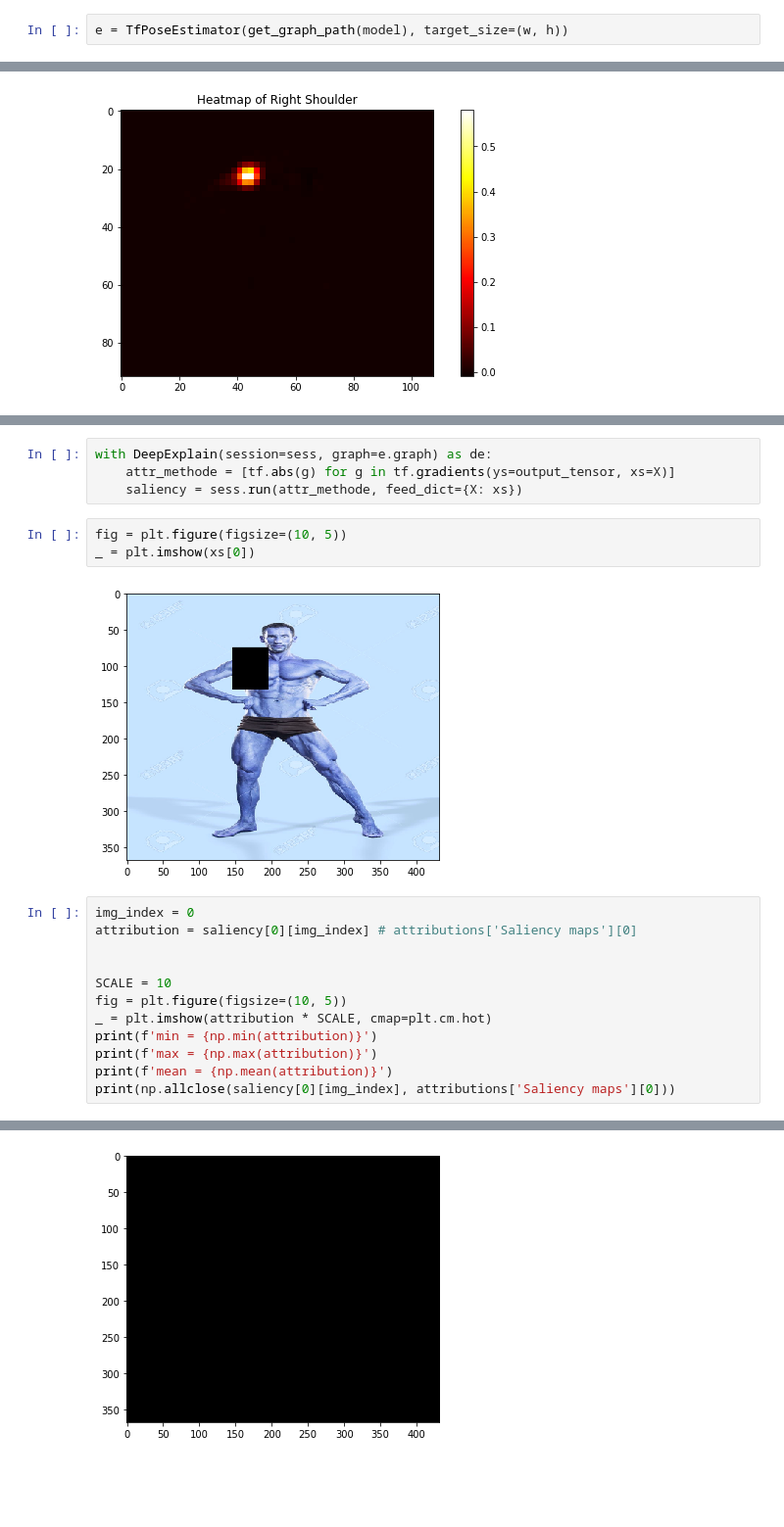
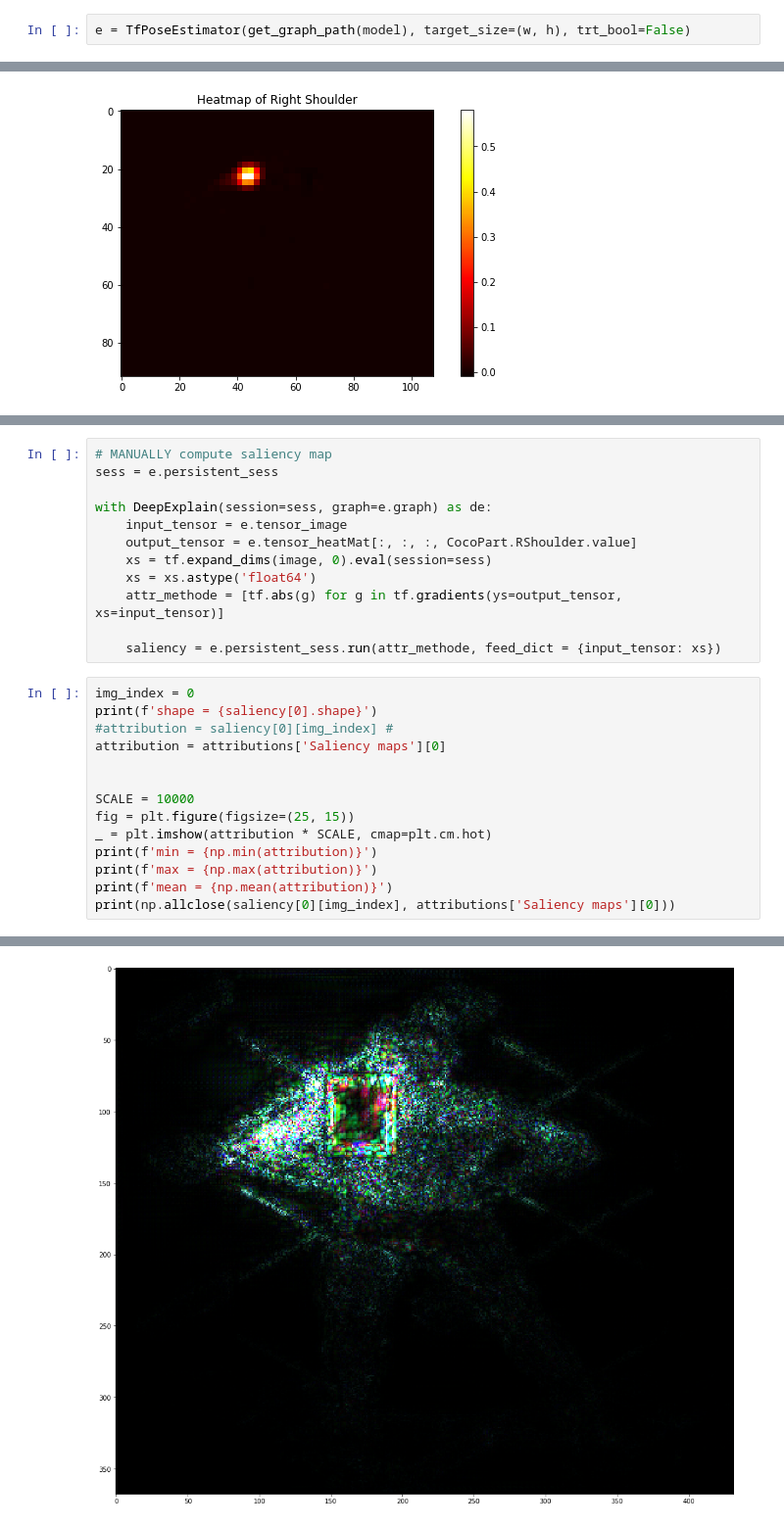
Before and after one commit to alexus37/MasterThesisCode, a Jupyter notebook: experiments/OpenPoseUnderstand.ipynb, the cells around one changed output, grey strips where cells are left out. Shown at 98% size. Saved outputs shown, nothing was run; the diff lists cells and outputs as text; blank space fills up the shorter version.

Commit message:
make deep explain grad times input and saliency maps work for open pose

```diff
--- a/experiments/OpenPoseUnderstand.ipynb
+++ b/experiments/OpenPoseUnderstand.ipynb
@@ -55,4 +58,4 @@ image_path = './data/images/muscle_black1.jpg'
 model = 'cmu'
 resize_out_ratio = 2.0
 # %%
-e = TfPoseEstimator(get_graph_path(model), target_size=(w, h))
+e = TfPoseEstimator(get_graph_path(model), target_size=(w, h), trt_bool=False)
@@ -160,19 +168,24 @@ Runing explainer
 # %%
+# MANUALLY compute saliency map
+sess = e.persistent_sess
+
 with DeepExplain(session=sess, graph=e.graph) as de:
-    attr_methode = [tf.abs(g) for g in tf.gradients(ys=output_tensor, xs=X)]
-    saliency = sess.run(attr_methode, feed_dict={X: xs})
+    input_tensor = e.tensor_image
+    output_tensor = e.tensor_heatMat[:, :, :, CocoPart.RShoulder.value]
+    xs = tf.expand_dims(image, 0).eval(session=sess)
+    xs = xs.astype('float64')
+    attr_methode = [tf.abs(g) for g in tf.gradients(ys=output_tensor, xs=input_tensor)]
+
+    saliency = e.persistent_sess.run(attr_methode, feed_dict = {input_tensor: xs})
-# %%
-fig = plt.figure(figsize=(10, 5))
-_ = plt.imshow(xs[0])
-# %% [output]
-[figure, removed]
 # %%
 img_index = 0
-attribution = saliency[0][img_index] # attributions['Saliency maps'][0]
+print(f'shape = {saliency[0].shape}')
+#attribution = saliency[0][img_index] #
+attribution = attributions['Saliency maps'][0]
 
 
-SCALE = 10
-fig = plt.figure(figsize=(10, 5))
+SCALE = 10000
+fig = plt.figure(figsize=(25, 15))
 _ = plt.imshow(attribution * SCALE, cmap=plt.cm.hot)
 print(f'min = {np.min(attribution)}')
 print(f'max = {np.max(attribution)}')
@@ -186 +201 @@ True
-[figure, old version]
+[figure, new version]
```
Also changed, not shown: parts of 6 cells of this notebook, 3 other files.
